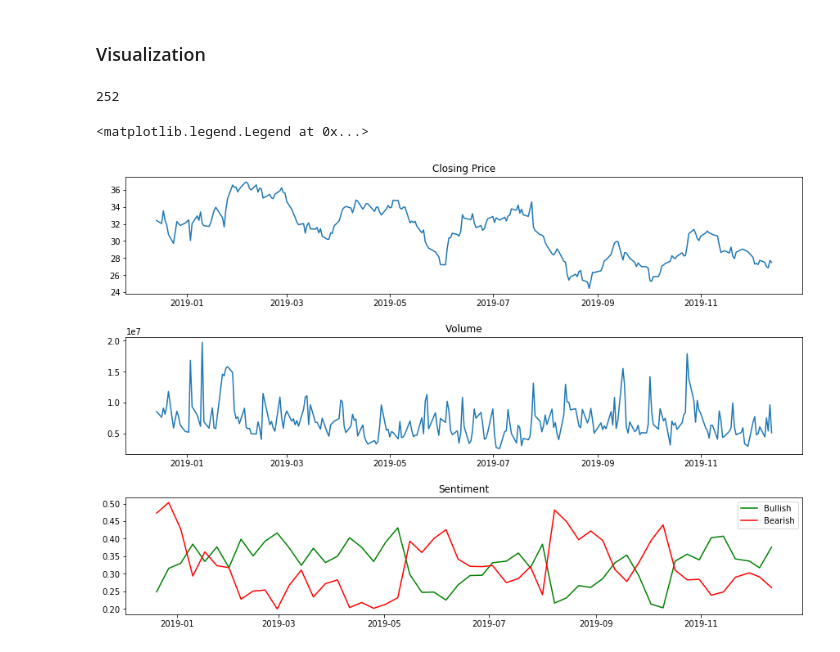
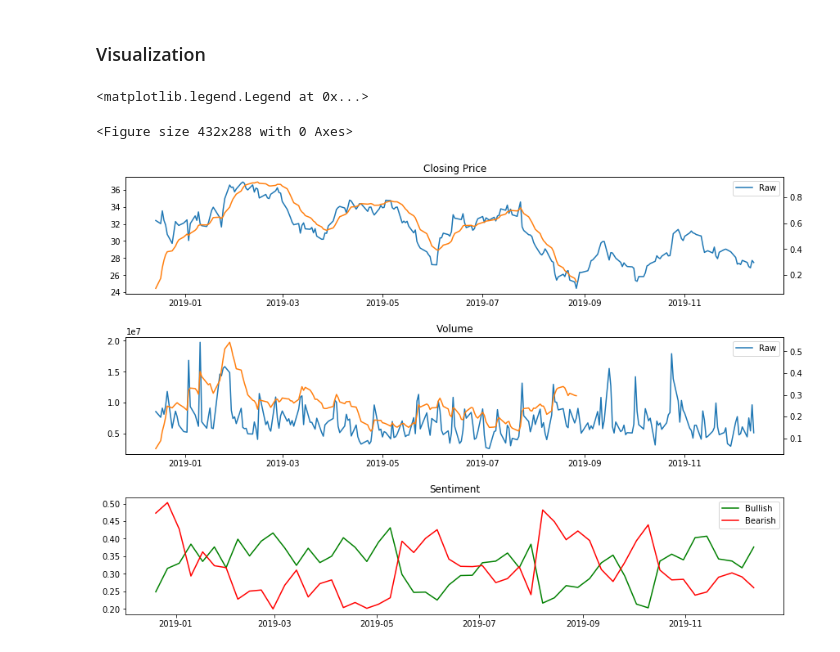
Before and after one commit to jmclark/Trading_Notebooks, a Jupyter notebook: Forecasting_Exp_1.ipynb, the cells around one changed output. Drawn from its saved outputs; the diff is of its cells as text; code cells hidden in the pictures.

Commit message:
Added smoothing and normalization

```diff
--- a/Forecasting_Exp_1.ipynb
+++ b/Forecasting_Exp_1.ipynb
@@ -239,29 +235,89 @@ AAL_df.reset_index(inplace=True,drop=False)
 sent_df = data_dict["sentiment"]
 sent_df.reset_index(inplace=True,drop=False)
 # %%
+# Before normalization/ smoothing
+
 AAL_close = AAL_df['Close']
 AAL_date = AAL_df['Date']
 AAL_vol = AAL_df['Volume']
-
 
 sent_date = sent_df['Date']
 sent_bull = sent_df['Bullish']
 sent_bear = sent_df['Bearish']
 
+'''
+plt.figure(1)
 fig, axs = plt.subplots(3, 1, figsize=(12,8))
-
 axs[0].plot(AAL_date, AAL_close)
 axs[1].plot(AAL_date, AAL_vol)
 axs[2].plot(sent_date, sent_bull, label = "Bullish", color='g')
 axs[2].plot(sent_date, sent_bear, label = "Bearish", color='r')
 
 axs[0].set_title("Closing Price")
 axs[1].set_title("Volume")
 axs[2].set_title("Sentiment")
 
 plt.tight_layout(pad=0.4, w_pad=0.5, h_pad=2.0)
 axs[2].legend()
+'''
+
+# After normalization/ smoothing
+
+AAL_close_fold_list, AAL_close_train_list, AAL_close_test_list = splitter(AAL_close, 0.7, 1)
+AAL_date_fold_list, AAL_date_train_list, AAL_date_test_list = splitter(AAL_date, 0.7, 1)
+AAL_vol_fold_list, AAL_vol_train_list, AAL_vol_test_list = splitter(AAL_vol, 0.7, 1)
+
+
+AAL_close_train_list = AAL_close_train_list[0]
+AAL_close_test_list =  AAL_close_test_list[0]
+AAL_date_train_list = AAL_date_train_list[0]
+AAL_date_test_list = AAL_date_test_list[0]
+AAL_vol_train_list = AAL_vol_train_list[0]
+AAL_vol_test_list = AAL_vol_test_list[0]
+
+EMA = 0.0
+gamma = 0.15
+
+AAL_close_train_sm, AAL_close_test_sm = smoother_scaler(AAL_close_train_list, AAL_close_test_list, EMA, gamma)
+AAL_vol_train_sm, AAL_vol_test_sm = smoother_scaler(AAL_vol_train_list, AAL_vol_test_list, EMA, gamma)
+
+'''
+plt.figure(2)
+fig, axs = plt.subplots(3, 1, figsize=(12,8))
+axs[0].plot(AAL_date_train_list, AAL_close_train_sm)
+axs[1].plot(AAL_date_train_list, AAL_vol_train_sm)
+#axs[2].plot(sent_date, sent_bull, label = "Bullish", color='g')
+#axs[2].plot(sent_date, sent_bear, label = "Bearish", color='r')
+
+axs[0].set_title("Closing Price")
+axs[1].set_title("Volume")
+#axs[2].set_title("Sentiment")
+'''
+
+plt.figure(3)
+fig, axs = plt.subplots(3, 1, figsize=(12,8))
+
+axs[0].plot(AAL_date, AAL_close, label = "Raw", c = 'tab:blue')
+axs01 = axs[0].twinx()
+axs01.plot(AAL_date_train_list, AAL_close_train_sm, label = "Smoothed", c = 'tab:orange')
+
+axs[1].plot(AAL_date, AAL_vol, label = "Raw", c = 'tab:blue')
+axs11 = axs[1].twinx()
+axs11.plot(AAL_date_train_list, AAL_vol_train_sm, label = "Smoothed", c = 'tab:orange')
+
+axs[2].plot(sent_date, sent_bull, label = "Bullish", color='g')
+axs[2].plot(sent_date, sent_bear, label = "Bearish", color='r')
+
+axs[0].set_title("Closing Price")
+axs[1].set_title("Volume")
+axs[2].set_title("Sentiment")
+
+plt.tight_layout(pad=0.4, w_pad=0.5, h_pad=2.0)
+
+axs[0].legend()
+axs[1].legend()
+axs[2].legend()
 # %% [output]
-252
+<matplotlib.legend.Legend at 0x...>
-<matplotlib.legend.Legend at 0x...>
+<Figure size 432x288 with 0 Axes>
-[figure, old version]
+[figure, new version]
```
Also changed, not shown: parts of 2 cells of this notebook.
